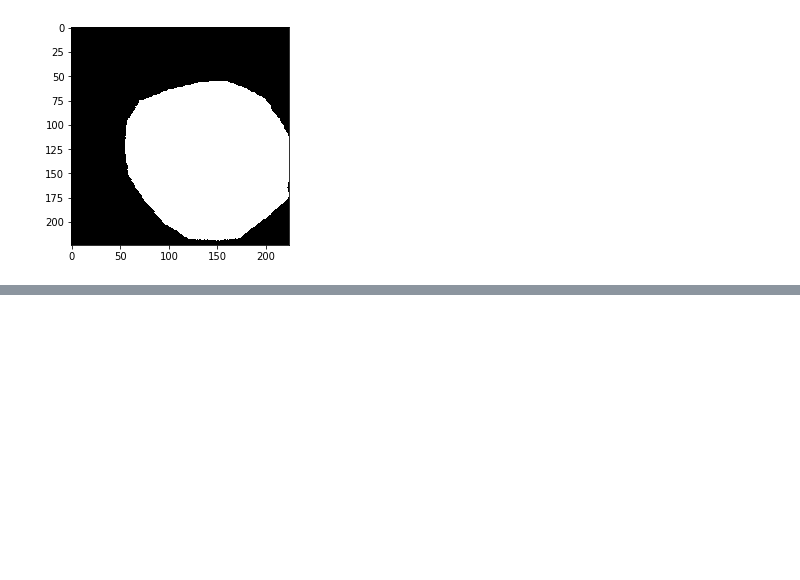
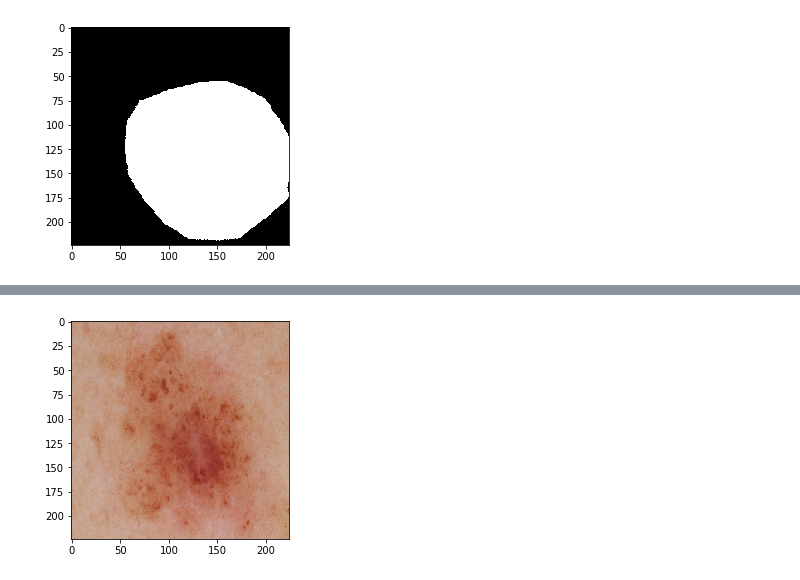
Before and after one commit to ilyarudyak/cs230_project_keras, a Jupyter notebook: skin_lesion/data/data_prep_debugging_v2.ipynb, the cells around one changed output, grey strips where cells are left out. Cells and saved outputs as stored; diff of their text form; code cells hidden in the pictures; blank space fills up the shorter version.

```diff
--- a/skin_lesion/data/data_prep_debugging_v2.ipynb
+++ b/skin_lesion/data/data_prep_debugging_v2.ipynb
@@ -76,0 +82,4 @@ plt.imshow(mask_batch[1].reshape(224, 224), cmap='gray');
+# %%
+val_gen = sldg.get_val_gen()
+# %%
+image_batch, mask_batch = next(iter(val_gen))
@@ -76,0 +107,4 @@ plt.imshow(mask_batch[1].reshape(224, 224), cmap='gray');
+# %%
+plt.imshow(image_batch[1]);
+# %% [output]
+[figure, added]
```
Also changed, not shown: parts of 7 cells of this notebook, 6 other files.
